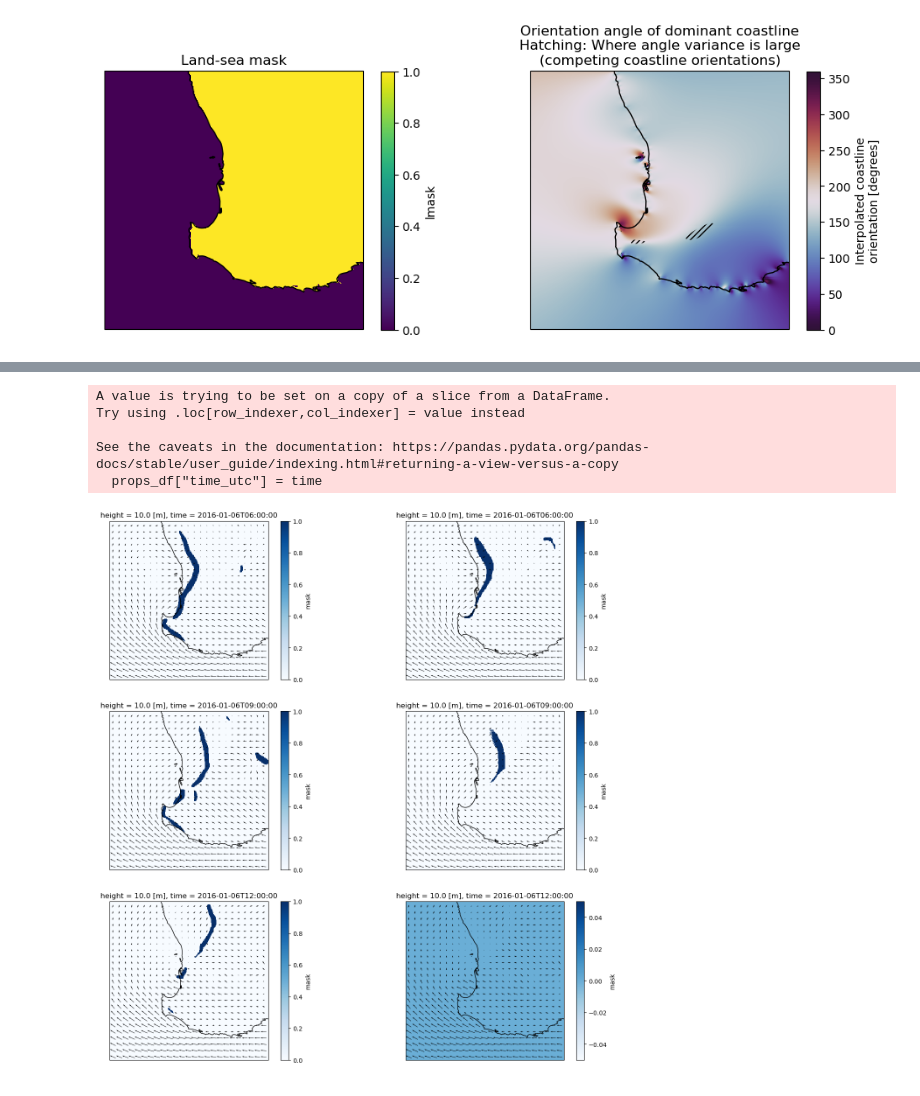
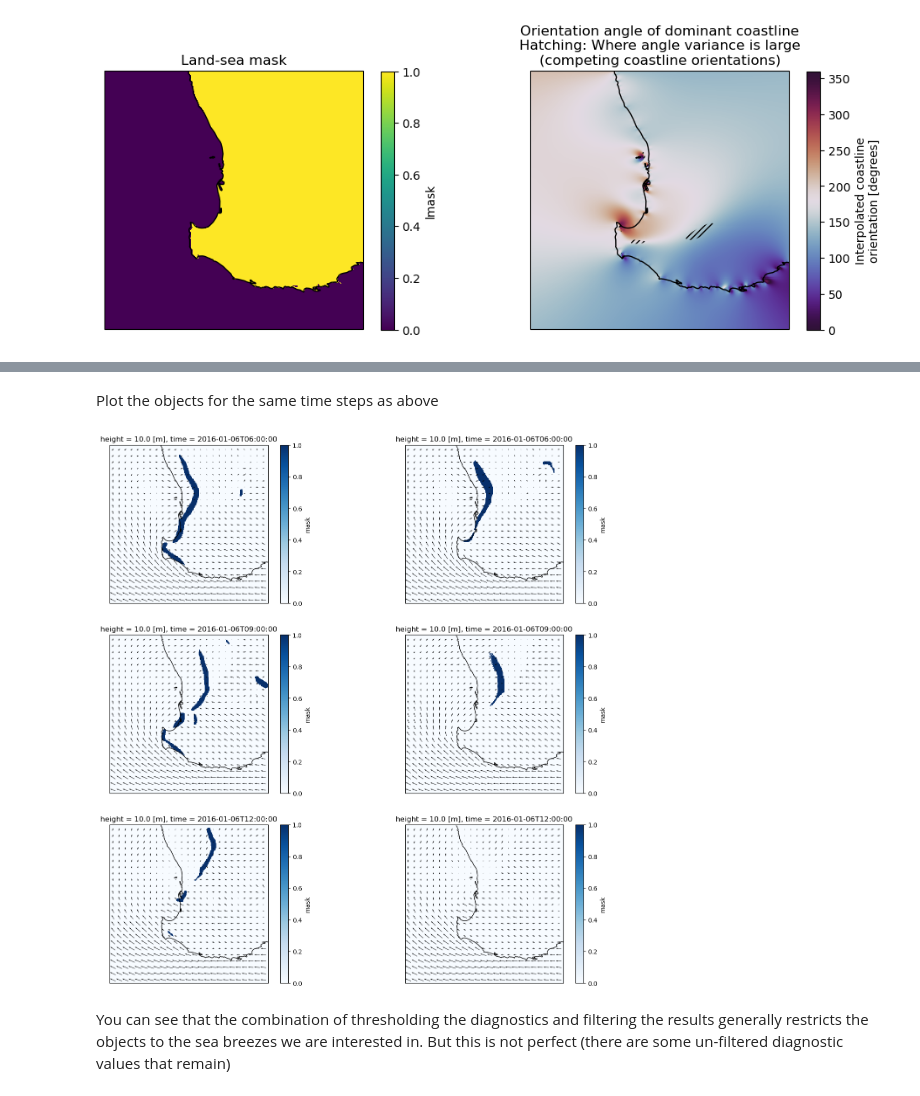
Before and after one commit to andrewbrown31/WxSysLib, a Jupyter notebook: recipes/sea_breezes/aus2200_sea_breeze_identification.ipynb, the cells around one changed output, grey strips where cells are left out. Drawn from its saved outputs; the diff is of its cells as text; code cells hidden in the pictures.

```diff
--- a/recipes/sea_breezes/aus2200_sea_breeze_identification.ipynb
+++ b/recipes/sea_breezes/aus2200_sea_breeze_identification.ipynb
@@ -22,0 +56,2 @@ for path in remove_paths:
+# %%
+stats_output_path = "/scratch/ng72/ab4502/tmp/"  #⚠️ change to where you want the .csv output, somewhere in your own directories
@@ -86,12 +207,10 @@ plt.title("Orientation angle of dominant coastline\nHatching: Where angle varian
 # %%
+#Set chunks for loading data
 chunks = {"lev":{},"time":1,"lat":-1,"lon":-1}
 
 #Set smoothing option to True (gaussian smoothing filter with a sigma of 4. See scipy.ndimage.gaussian_filter)
-#This will smooth the AUS2200 data including the angle of coastlines
 smooth = True
 sigma = 4
-
-#Not interpolating heights for simplicity, but should be done normally
 
 #For SBI
 #Load V wind
@@ -194,7 +313,6 @@ aus2200_hus = sea_breeze_utils.load_aus2200_variable(
         sigma=sigma,
         hgt_slice=slice(0,10)).sel(lev=5)
 
-#Make sure everything is hourly (consistent with ua and va)
-aus2200_hus = aus2200_hus.sel(time=aus2200_hus.time.dt.minute==0)
+#Restrict everything to hourly (consistent with ua and va)
 aus2200_vas = aus2200_vas.sel(time=aus2200_vas.time.dt.minute==0)
 aus2200_uas = aus2200_uas.sel(time=aus2200_uas.time.dt.minute==0)
@@ -217,6 +399,6 @@ F = sea_breeze_funcs.kinematic_frontogenesis(
 # %%
-def plot(ds,field,ax,time,u,v,cmap):
-    ds[field].sel(time=time).plot(cmap=cmap)
+def plot(ds,field,ax,time,u,v,cmap,vmin=None,vmax=None):
+    ds[field].sel(time=time).plot(cmap=cmap,vmin=vmin,vmax=vmax)
     xr.Dataset({"u":u,"v":v}).sel(time=t).coarsen({"lat":12,"lon":12},boundary="trim").mean().\
         plot.quiver(x="lon",y="lat",u="u",v="v")
     ax.coastlines()
@@ -227,19 +409,19 @@ t = "2016-01-06 06:00"
 ax=plt.subplot(3,2,1,projection=ccrs.PlateCarree())
 plot(F,"F",ax,t,aus2200_uas,aus2200_vas,cmap="RdBu")
 ax=plt.subplot(3,2,2,projection=ccrs.PlateCarree())
-plot(sbi,"sbi",ax,t,aus2200_uas,aus2200_vas,cmap="Blues")
+plot(sbi,"sbi",ax,t,aus2200_uas,aus2200_vas,cmap="Blues",vmin=0,vmax=1)
 
 
 t = "2016-01-06 09:00"
 ax=plt.subplot(3,2,3,projection=ccrs.PlateCarree())
 plot(F,"F",ax,t,aus2200_uas,aus2200_vas,cmap="RdBu")
 ax=plt.subplot(3,2,4,projection=ccrs.PlateCarree())
-plot(sbi,"sbi",ax,t,aus2200_uas,aus2200_vas,cmap="Blues")
+plot(sbi,"sbi",ax,t,aus2200_uas,aus2200_vas,cmap="Blues",vmin=0,vmax=1)
 
 
 t = "2016-01-06 12:00"
 ax=plt.subplot(3,2,5,projection=ccrs.PlateCarree())
 plot(F,"F",ax,t,aus2200_uas,aus2200_vas,cmap="RdBu")
 ax=plt.subplot(3,2,6,projection=ccrs.PlateCarree())
-plot(sbi,"sbi",ax,t,aus2200_uas,aus2200_vas,cmap="Blues")
+plot(sbi,"sbi",ax,t,aus2200_uas,aus2200_vas,cmap="Blues",vmin=0,vmax=1)
 # %% [output]
@@ -268,13 +495,7 @@ kwargs = {
 thresh_sbi = 0.41
 thresh_F = 18.8
 
-# #For the propagation speed filter, we also need to provide vprime (the onshore wind component)
-# uprime, vprime = sea_breeze_utils.rotate_wind(
-#     aus2200_uas,
-#     aus2200_vas,
-#     angle_ds["angle_interp"])
-
-#Do the filtering
+#Do the filtering using filter_3d
 F_objects = sea_breeze_filters.filter_3d(
     F.F,
     threshold="fixed",
@@ -284,8 +505,8 @@ F_objects = sea_breeze_filters.filter_3d(
     save_mask=False,
     filter_out_path=None,
     skipna=False,
-    props_df_out_path="out.csv",
-    **kwargs)
+    props_df_out_path=stats_output_path + "sb_stats_F.csv",
+    **kwargs).compute()
 
 sbi_objects = sea_breeze_filters.filter_3d(
     sbi.sbi,
@@ -296,5 +517,5 @@ sbi_objects = sea_breeze_filters.filter_3d(
     save_mask=False,
     filter_out_path=None,
     skipna=False,
-    props_df_out_path="out.csv",
-    **kwargs)
+    props_df_out_path=stats_output_path + "sb_stats_sbi.csv",
+    **kwargs).compute()
@@ -301,35 +544,34 @@ sbi_objects = sea_breeze_filters.filter_3d(
+# %% [markdown]
+Plot the objects for the same time steps as above
 # %%
 def plot(ds,field,ax,time,u,v,cmap):
-    ds[field].sel(time=time).plot(cmap=cmap)
+    ds[field].sel(time=time).plot(cmap=cmap,vmin=0,vmax=1)
     xr.Dataset({"u":u,"v":v}).sel(time=t).coarsen({"lat":12,"lon":12},boundary="trim").mean().\
         plot.quiver(x="lon",y="lat",u="u",v="v")
     ax.coastlines()
 
 plt.figure(figsize=[16,16])
 
 t = "2016-01-06 06:00"
 ax=plt.subplot(3,2,1,projection=ccrs.PlateCarree())
 plot(F_objects,"mask",ax,t,aus2200_uas,aus2200_vas,cmap="Blues")
 ax=plt.subplot(3,2,2,projection=ccrs.PlateCarree())
 plot(sbi_objects,"mask",ax,t,aus2200_uas,aus2200_vas,cmap="Blues")
 
 
 t = "2016-01-06 09:00"
 ax=plt.subplot(3,2,3,projection=ccrs.PlateCarree())
 plot(F_objects,"mask",ax,t,aus2200_uas,aus2200_vas,cmap="Blues")
 ax=plt.subplot(3,2,4,projection=ccrs.PlateCarree())
 plot(sbi_objects,"mask",ax,t,aus2200_uas,aus2200_vas,cmap="Blues")
 
 
 t = "2016-01-06 12:00"
 ax=plt.subplot(3,2,5,projection=ccrs.PlateCarree())
 plot(F_objects,"mask",ax,t,aus2200_uas,aus2200_vas,cmap="Blues")
 ax=plt.subplot(3,2,6,projection=ccrs.PlateCarree())
 plot(sbi_objects,"mask",ax,t,aus2200_uas,aus2200_vas,cmap="Blues")
 # %% [output]
-A value is trying to be set on a copy of a slice from a DataFrame.
-Try using .loc[row_indexer,col_indexer] = value instead
-
-See the caveats in the documentation: https://pandas.pydata.org/pandas-docs/stable/user_guide/indexing.html#returning-a-view-versus-a-copy
-  props_df["time_utc"] = time
-[figure, old version]
+[figure, new version]
+# %% [markdown]
+You can see that the combination of thresholding the diagnostics and filtering the results generally restricts the objects to the sea breezes we are interested in. But this is not perfect (there are some un-filtered diagnostic values that remain)
```
Also changed, not shown: parts of 36 cells of this notebook, 3 other files.
